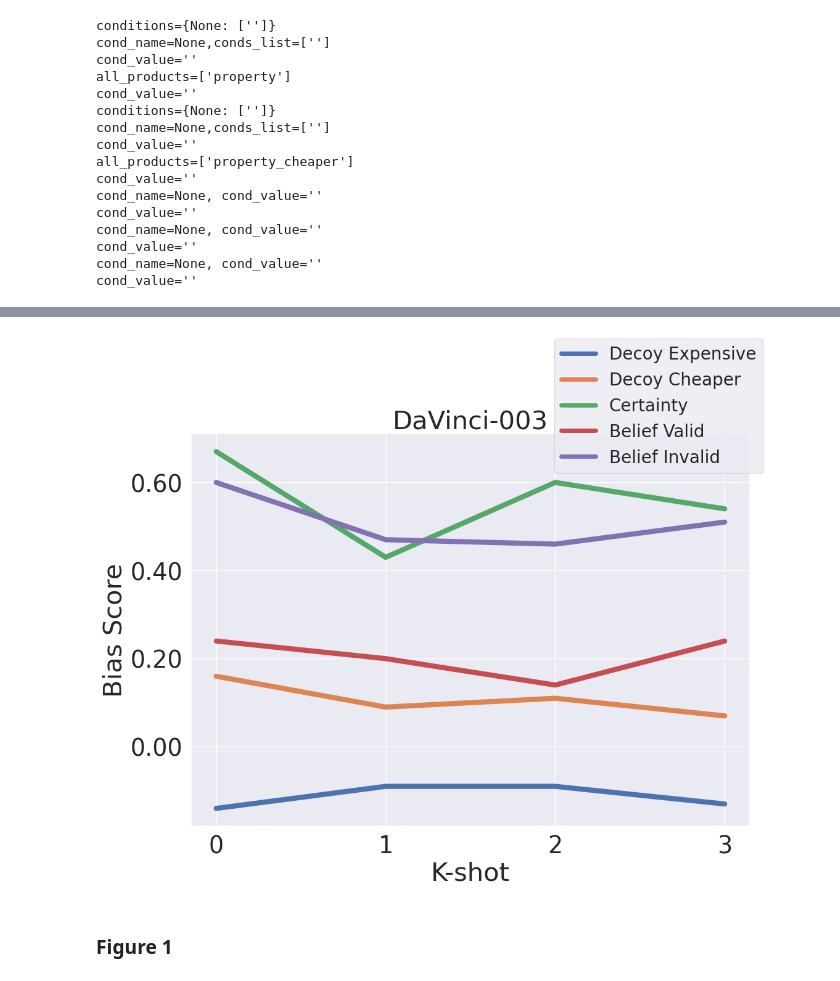
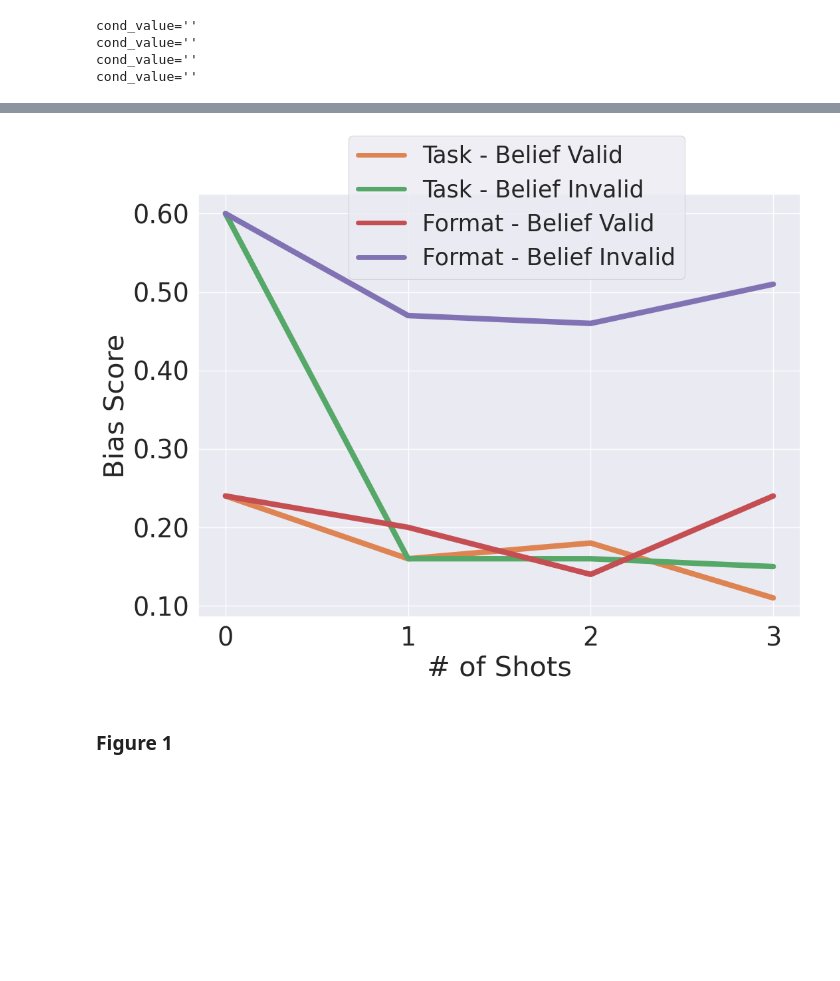
Before and after one commit to itay1itzhak/InstructedToBias, a Jupyter notebook: analysis_plots.ipynb, the cells around one changed output, grey strips where cells are left out. Cells and saved outputs as stored; diff of their text form; code cells hidden in the pictures; blank space fills up the shorter version.

```diff
--- a/analysis_plots.ipynb
+++ b/analysis_plots.ipynb
@@ -55,15 +55,17 @@ def get_decoy_avg(all_products,k_shot,with_format_few_shot=True,with_task_few_sh
 
     return all_res
 
-def get_biases_info(bias_name):
+def get_biases_info(bias_name,legacy_predictions):
     if bias_name == "decoy":
         templates =  "[1, 2, 3, 4]"
         bias_types = "all"
         cols_to_eval = ["bias_score","p_value","Treatment Option 1 Percentage", "Control Option 1 Percentage","Treatment Option 2 Percentage", "Control Option 2 Percentage","Treatment Option 3 Percentage", "Control Option 3 Percentage"]#,"Undecided Bias Decoy", "Undecided No Decoy"]
     elif bias_name == "certainty":
         templates = "[1, 2, 3]"
-        #bias_types = "three_probs,two_probs"
-        bias_types = "three_probs,two_probs,not_probable_long"
+        if not legacy_predictions:
+            bias_types = "three_probs,two_probs"
+        else:
+            bias_types = "three_probs,two_probs,not_probable_long"
         cols_to_eval = ["bias_score","p_value","Treatment Option 1 Percentage", "Control Option 1 Percentage","Treatment Option 2 Percentage", "Control Option 2 Percentage","Treatment Option 3 Percentage", "Control Option 3 Percentage"]
     elif bias_name == "false_belief":
         bias_types = "dm_full"
@@ -102,8 +104,8 @@ map_prize_to_utility = {
 products_order = ["Frying Pan","Phone","Car","Real-Estate"]
 # %%
 
-def get_results_avg(bias_name,models,all_products,k_shot,with_format_few_shot,with_task_few_shot,should_reset_index,group_by,conditions):
-    templates, bias_types, cols_to_eval = get_biases_info(bias_name)
+def get_results_avg(bias_name,models,all_products,k_shot,with_format_few_shot,with_task_few_shot,should_reset_index,group_by,conditions,legacy_predictions=False):
+    templates, bias_types, cols_to_eval = get_biases_info(bias_name,legacy_predictions)
 
     if bias_name == "decoy":
         res = get_decoy_avg(all_products,k_shot,with_format_few_shot,with_task_few_shot,templates,bias_types,conditions)
@@ -143,7 +145,7 @@ def get_results_avg(bias_name,models,all_products,k_shot,with_format_few_shot,wi
     return res_gb
 
 
-def get_results_for_all_biases(all_biases,all_models,k_shot,should_reset_index,belief_format_shot,all_products={"Decoy Expensive":"all","Decoy Cheaper":"all"},group_by=["model","k_shot","normalize"],decoy_group_by=["model","k_shot","normalize"],belief_group_by=None,conditions=None):
+def get_results_for_all_biases(all_biases,all_models,k_shot,should_reset_index,belief_format_shot,all_products={"Decoy Expensive":"all","Decoy Cheaper":"all"},group_by=["model","k_shot","normalize"],decoy_group_by=["model","k_shot","normalize"],belief_group_by=None,conditions=None,legacy_predictions=False):
     whole_res = []
     with_task_few_shot = False
     for bias_name in all_biases:
@@ -192,7 +194,7 @@ def get_results_for_all_biases(all_biases,all_models,k_shot,should_reset_index,b
         else:
             raise ValueError("bias_name must be one of: Decoy Expensive, Decoy Cheaper, Certainty, Belief Valid, Belief Invalid")
 
-        res_avg = get_results_avg(cur_bias_name,all_models,cur_products,k_shot,with_format_few_shot,with_task_few_shot,should_reset_index,cur_group_by,conditions) # type: ignore
+        res_avg = get_results_avg(cur_bias_name,all_models,cur_products,k_shot,with_format_few_shot,with_task_few_shot,should_reset_index,cur_group_by,conditions,legacy_predictions) # type: ignore
         #print("7"*80)
         #display(res_avg)
         res_avg["Bias"] = bias_name
@@ -201,7 +203,7 @@ def get_results_for_all_biases(all_biases,all_models,k_shot,should_reset_index,b
         #print("1"*80)
         #print("X"*80)
         #display(res_avg)
-        if "Belief" in bias_name:
+        if "Belief" in bias_name and legacy_predictions:
             res_avg["Few Shot Type"] = "Task" if with_format_few_shot else "Format" # opposite for lagcy predictions
         else:
             res_avg["Few Shot Type"] = "Task" if with_task_few_shot else "Format" # opposite for lagcy predictions
@@ -238,15 +240,20 @@ def get_figure(figure_name,whole_res,x_axis,plot_type,hue):
     #bar_palette =  sns.color_palette()[8:10]#[::-1]#[2:10]#[::-1] # model size bar plot
     bar_palette =  sns.color_palette()[4:11]#[::-1]#[2:10]#[::-1] # model size bar plot
     #line_palette =  sns.color_palette()[3:10]#[::-1]#[2:10]#[::-1]
-    line_palette =  sns.color_palette() # format few-shot
-    #line_palette =  sns.color_palette()[1:10] # task few-shot
+    #line_palette =  sns.color_palette() # format few-shot
+    line_palette =  sns.color_palette()[1:10] # task few-shot
     # {"Adelie":"tab:cyan",
     #         "Gentoo":"tab:orange",
     #         "Chinstrap":"tab:purple"}
 
-    # change figure title to 'Mistral'
+    # change figure title to
     #plt.title("Mistral-Instruct", fontsize=30)
-    plt.title("DaVinci-003", fontsize=30)
+    #plt.title("DaVinci-003", fontsize=30)
+
+    # change name of x-axis in the whole_res to "# of shots"
+    if x_axis == "K-shot":
+        whole_res = whole_res.rename(columns={"K-shot":"# of Shots"})
+        x_axis = "# of Shots"
 
     if plot_type == "bar":
         sns.barplot(data=whole_res, x=x_axis, y="Bias Score", hue=hue, errorbar=('ci', 95), palette=bar_palette, errwidth=3, edgecolor="black")
@@ -258,12 +265,13 @@ def get_figure(figure_name,whole_res,x_axis,plot_type,hue):
         plt.gca().xaxis.set_major_formatter('{:.2f}'.format)
     #plt.legend(bbox_to_anchor=(0.53, 1.00), borderaxespad=0,fontsize=30)
     #plt.legend(bbox_to_anchor=(1.10, 1.80), borderaxespad=0,fontsize=30) # k_shot
-    plt.legend(bbox_to_anchor=(0.65, 0.90), borderaxespad=0,fontsize=20) # k_shot new
+    #plt.legend(bbox_to_anchor=(0.65, 0.90), borderaxespad=0,fontsize=20) # k_shot new
     #plt.legend(bbox_to_anchor=(0.60, 0.90), borderaxespad=0,fontsize=30) # k_shot mistral
     #plt.legend(bbox_to_anchor=(1.02, 1), loc='upper left', borderaxespad=0,fontsize=30)
     #plt.legend(bbox_to_anchor=(0.43, 1.00), borderaxespad=0,fontsize=30) # model_size + product bar plot
     #plt.legend(bbox_to_anchor=(0.38, 0.90), borderaxespad=0,fontsize=25) # format few-shot
-    #plt.legend(bbox_to_anchor=(0.25, 0.80), borderaxespad=0,fontsize=25) # task few-shot
+    plt.legend(bbox_to_anchor=(0.25, 0.80), borderaxespad=0,fontsize=25) # task few-shot
+    #plt.legend(bbox_to_anchor=(0.65, 0.80), borderaxespad=0,fontsize=25) # task few-shot with title
 
     # no legend
     #plt.legend([],[], frameon=False)
@@ -296,7 +304,7 @@ models = "text-davinci-003".split(',')
 # add to models the tranlated names
 models += [translation_dict[model] for model in models]
 
-figure_name = f"Figures/testing.pdf"#f"Figures/testing.pdf"#f"Figures/testing_{models}.pdf"
+figure_name = f"Figures/task_few_shot.pdf"#f"Figures/testing.pdf"#f"Figures/testing_{models}.pdf"
 k_shot = -1 # -1 for all
 x_axis = "K-shot"#"Bias"#"Product"#"Accuracy"#"Model"###"Bias Type" #"Model"##"Model"###"Price"#####"Model"# #"Prize"# # #  #
 certainty_convert_prize_to_utility_gap = False
@@ -304,11 +312,11 @@ print_options_percentages = False
 print_products_table = False
 plot_type = "line"#"bar"
 hue = "Bias"#"Model"
-all_biases = ["Decoy Expensive","Decoy Cheaper","Certainty","Belief Valid","Belief Invalid"]
+#all_biases = ["Decoy Expensive","Decoy Cheaper","Certainty","Belief Valid","Belief Invalid"]
 #all_biases = ["Decoy Cheaper","Decoy Expensive"]
 #all_biases = ["Decoy Cheaper"]
 #all_biases = ["Decoy Expensive"]
-#all_biases = ["Belief Valid","Belief Invalid"]
+all_biases = ["Belief Valid","Belief Invalid"]
 #all_biases = ["Certainty"]
 
 # Biases parameters
@@ -322,23 +330,24 @@ decoy_group_by = ["model","Product","k_shot","normalize"]#["model","k_shot","nor
 #conditions_lists = {"Prize":["800", "850", "1300", "2400", "2500", "2600", "4800","1000_two_probs","2000_two_probs","3000_two_probs","4000_two_probs","5000_two_probs"]}
 #conditions_lists = {"Prize":["1300", "2400", "2500", "2600","1000_two_probs","2000_two_probs","3000_two_probs","4000_two_probs"]}
 conditions_lists = {None:[""]}
-belief_group_by = ["model", "k_shot","normalize"]#["model", "k_shot","normalize", "Few Shot Type"] ##["model", "Real Accuracy", "Non-Real Accuracy", "k_shot","normalize"] # #
+belief_group_by = ["model", "k_shot","normalize"]#["model", "k_shot","normalize", "Few Shot Type"]# ##["model", "Real Accuracy", "Non-Real Accuracy", "k_shot","normalize"] # #
 group_by = ["model","k_shot","normalize"]#["model", "Prize","k_shot","normalize"]#
 normlize = None # None is for nothing
-all_belief_format_shot = [True]#[True,False]### # True is for technical format few shot
+all_belief_format_shot = [True,False]#[False]## # True is for technical format few shot
+legacy_predictions = True # if to switch between format and task few shot names
 
 if len(all_belief_format_shot) > 1:
     whole_res = []
     for belief_format_shot in all_belief_format_shot:
-        whole_res.append(get_results_for_all_biases(all_biases,models,k_shot,should_reset_index,belief_format_shot,all_products,group_by,decoy_group_by,belief_group_by))
+        whole_res.append(get_results_for_all_biases(all_biases,models,k_shot,should_reset_index,belief_format_shot,all_products,group_by,decoy_group_by,belief_group_by,legacy_predictions=legacy_predictions))
     whole_res = pd.concat(whole_res)
     # print("8"*80)
-    # display(whole_res)
+    #display(whole_res)
     hue = "Few Shot Type"
     #hue = whole_res[['Few Shot Type','Bias']].apply(tuple, axis=1)
     hue = whole_res[['Few Shot Type','Bias']].apply(lambda x: f"{x['Few Shot Type']} - {x['Bias']}", axis=1)
 else:
-    whole_res = get_results_for_all_biases(all_biases,models,k_shot,should_reset_index,all_belief_format_shot[0],all_products,group_by,decoy_group_by,belief_group_by,conditions_lists)
+    whole_res = get_results_for_all_biases(all_biases,models,k_shot,should_reset_index,all_belief_format_shot[0],all_products,group_by,decoy_group_by,belief_group_by,conditions_lists,legacy_predictions=legacy_predictions)
 #whole_res.sort_values(by='Product', key=lambda col: sorted(col, key=lambda p: products_order.index(p)))
 if "Price" in whole_res.columns or "Prize" in whole_res.columns:
     if "Price" in whole_res.columns:
@@ -386,19 +395,7 @@ except Exception as e:
     print("Failed to save figure")
     pass
 # %% [output]
-conditions={None: ['']}
-cond_name=None,conds_list=['']
 cond_value=''
-all_products=['property']
 cond_value=''
-conditions={None: ['']}
-cond_name=None,conds_list=['']
 cond_value=''
-all_products=['property_cheaper']
 cond_value=''
-cond_name=None, cond_value=''
-cond_value=''
-cond_name=None, cond_value=''
-cond_value=''
-cond_name=None, cond_value=''
-cond_value=''
@@ -422,4 +419,4 @@ cond_value=''
-[figure, old version]
+[figure, new version]
 # %% [markdown]
 ### Figure 1
 # %%
```
Also changed, not shown: parts of 1 cell of this notebook, 8 other files.
